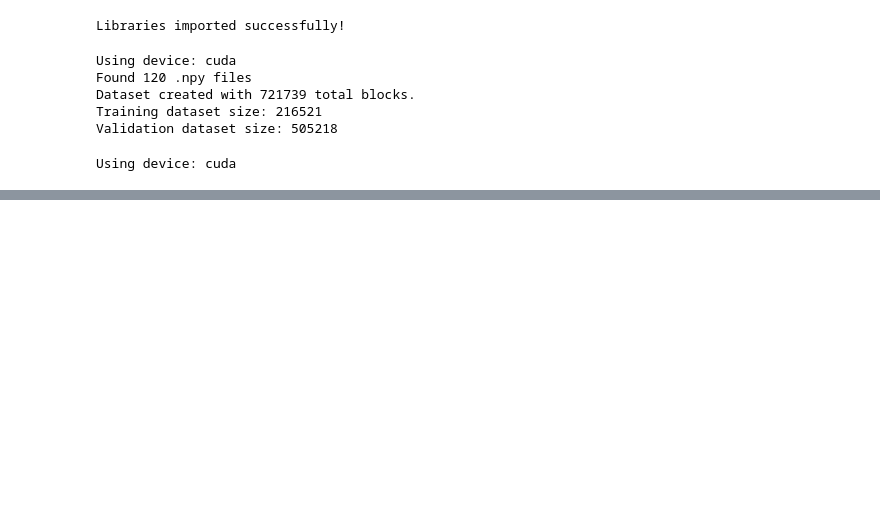
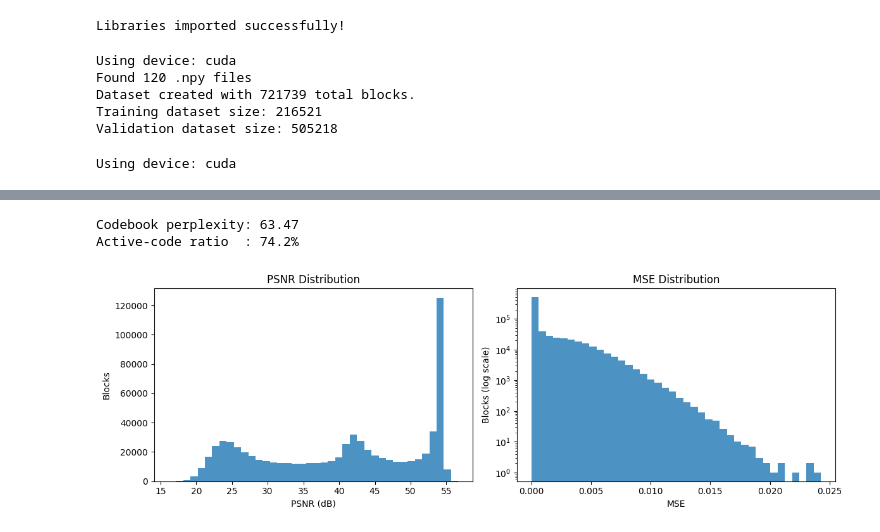
Before and after one commit to ZephirFXEC/VQVDB, a Jupyter notebook: notebook.ipynb, the cells around one changed output, grey strips where cells are left out. Drawn from its saved outputs; the diff is of its cells as text; code cells hidden in the pictures; blank space fills up the shorter version.

```diff
--- a/notebook.ipynb
+++ b/notebook.ipynb
@@ -600,0 +414,42 @@ Overall Mean Squared Error (MSE) on dataset: 0.00064828
+# %%
+# --- Codebook Perplexity + Active-Code Ratio ---
+counts = np.bincount(all_indices, minlength=NUM_EMBEDDINGS).astype(np.float64)
+probs = counts / counts.sum()
+nonzero = probs > 0
+perplexity = np.exp(-(probs[nonzero] * np.log(probs[nonzero])).sum())
+active_ratio = nonzero.mean()
+
+print(f"Codebook perplexity: {perplexity:.2f}")
+print(f"Active-code ratio  : {active_ratio*100:.1f}%")
+# %% [output]
+Codebook perplexity: 63.47
+Active-code ratio  : 74.2%
+# %%
+from math import log10
+
+def psnr(x, y, vmax=1.0):
+    mse = torch.mean((x - y) ** 2).item()
+    return 20 * log10(vmax) - 10 * log10(mse + 1e-12)
+
+model.eval()
+psnr_list, mse_list = [], []
+
+with torch.no_grad():
+    for batch in DataLoader(vdb_dataset, batch_size=BATCH_SIZE, shuffle=False):
+        batch = batch.to(device)
+        rec = model.decode(model.encode(batch))
+        mse = ((batch - rec) ** 2).view(len(batch), -1).mean(dim=1)
+        mse_list.extend(mse.cpu().numpy())
+        psnr_list.extend([psnr(b, r) for b, r in zip(batch, rec)])
+
+plt.figure(figsize=(12,4))
+plt.subplot(1,2,1)
+plt.hist(psnr_list, bins=40, alpha=.8)
+plt.title('PSNR Distribution'); plt.xlabel('PSNR (dB)'); plt.ylabel('Blocks')
+
+plt.subplot(1,2,2)
+plt.hist(mse_list, bins=40, alpha=.8, log=True)  # log-y to see the tail
+plt.title('MSE Distribution'); plt.xlabel('MSE'); plt.ylabel('Blocks (log scale)')
+plt.tight_layout(); plt.show()
+# %% [output]
+[figure, added]
```
Also changed, not shown: parts of 8 cells of this notebook, 4 other files.
